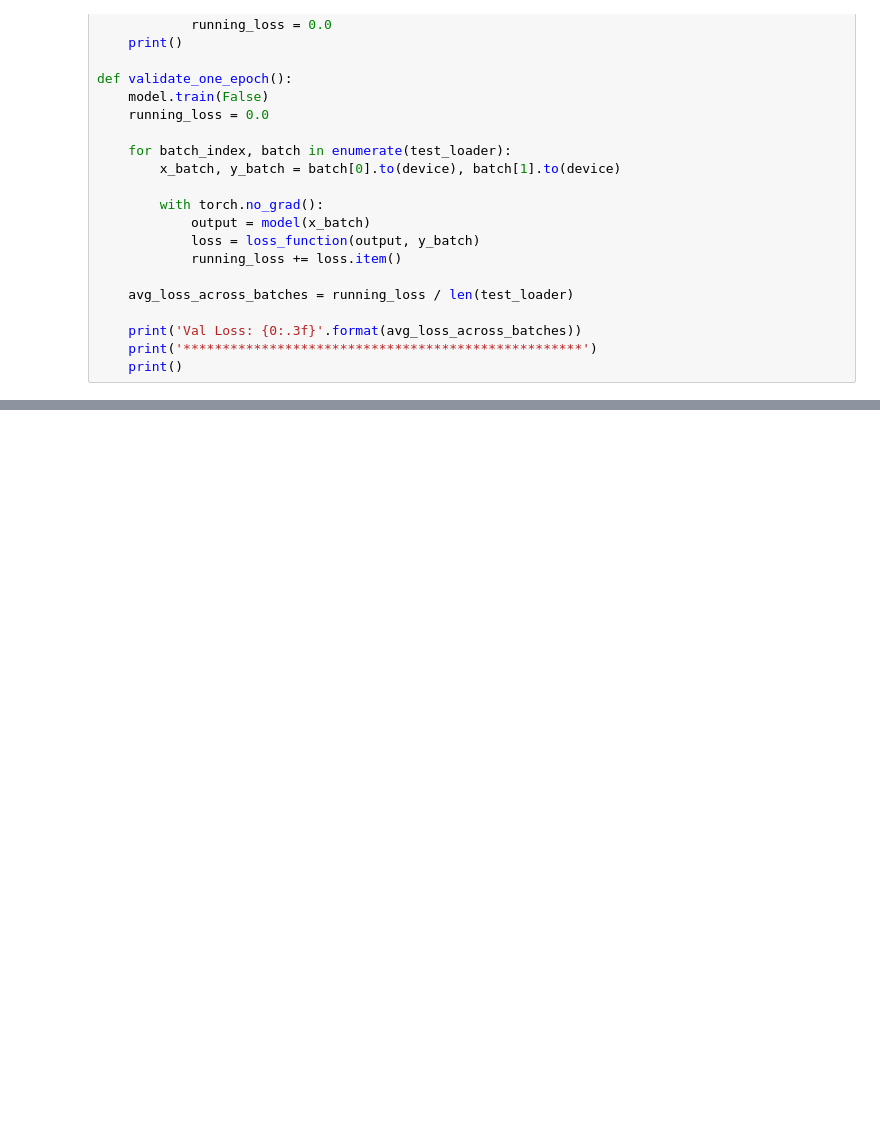
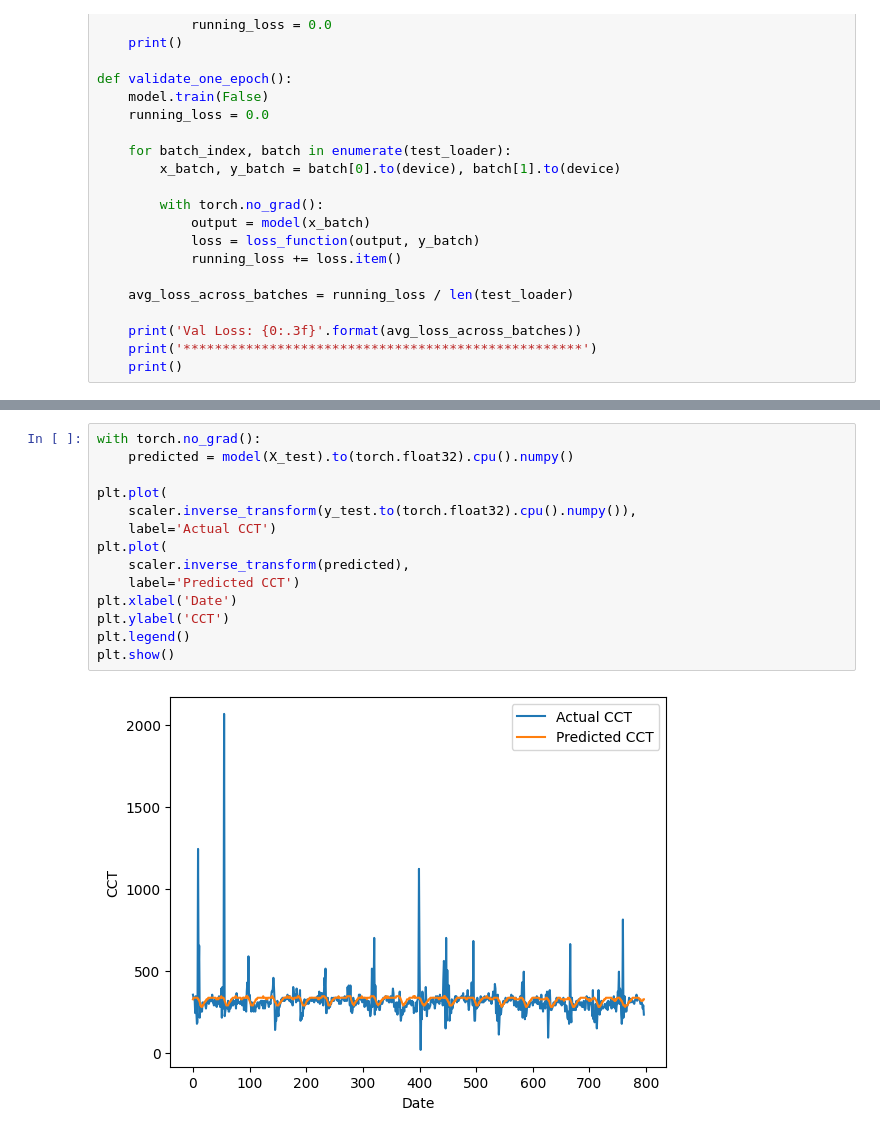
Before and after one commit to eeen17/jems, a Jupyter notebook: model.ipynb, the cells around one changed output, grey strips where cells are left out. Drawn from its saved outputs; the diff is of its cells as text; blank space fills up the shorter version.

```diff
--- a/model.ipynb
+++ b/model.ipynb
@@ -302,0 +419,16 @@ plt.show()
+# %%
+with torch.no_grad():
+    predicted = model(X_test).to(torch.float32).cpu().numpy()
+
+plt.plot(
+    scaler.inverse_transform(y_test.to(torch.float32).cpu().numpy()),
+    label='Actual CCT')
+plt.plot(
+    scaler.inverse_transform(predicted),
+    label='Predicted CCT')
+plt.xlabel('Date')
+plt.ylabel('CCT')
+plt.legend()
+plt.show()
+# %% [output]
+[figure, added]
```
Also changed, not shown: parts of 19 cells of this notebook, 3 other files.
